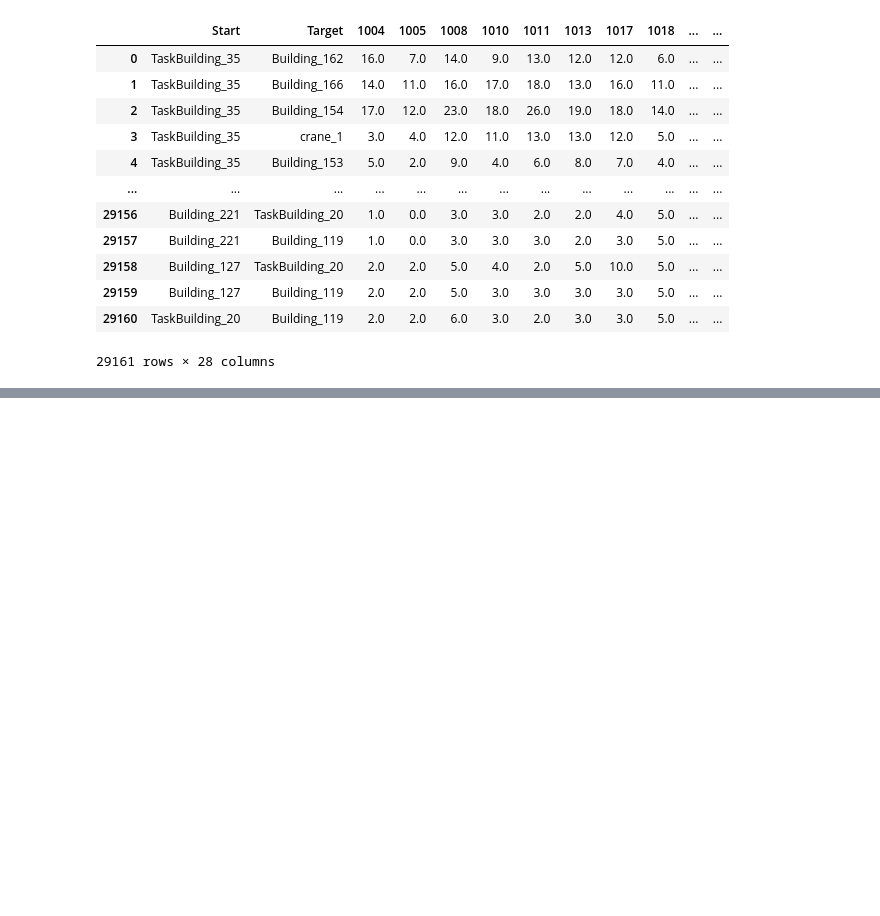
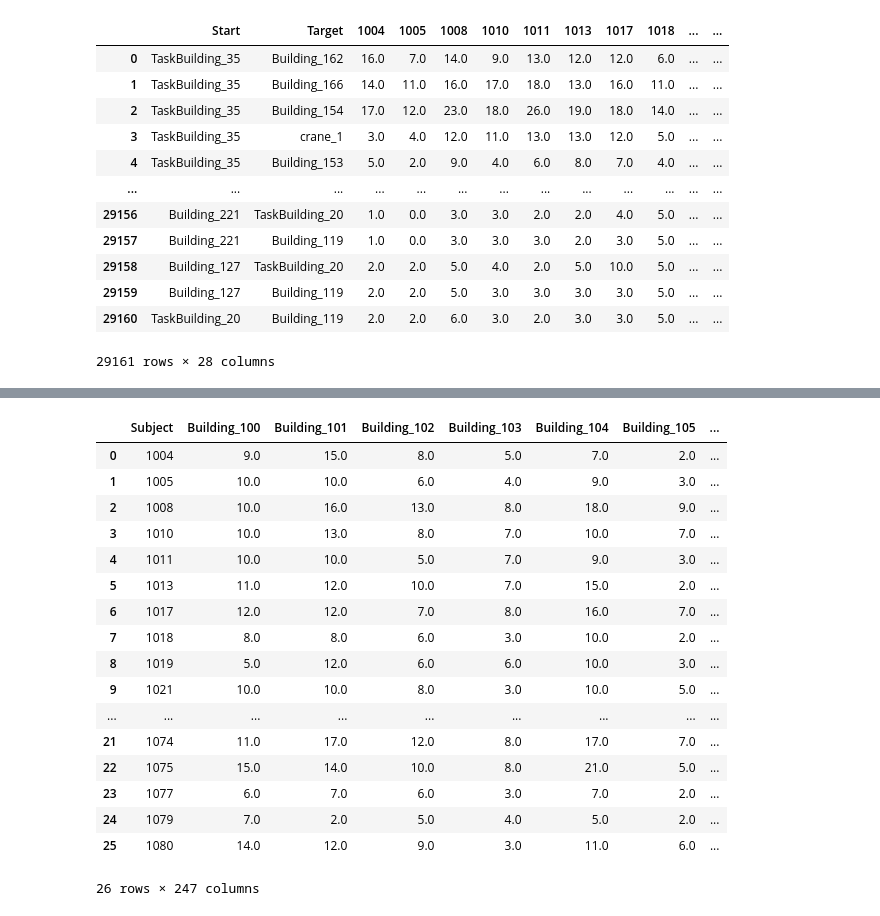
Before and after one commit to lucasessmann/GTA_ET, a Jupyter notebook: GraphAnalysis.ipynb, the cells around one changed output, grey strips where cells are left out. Drawn from its saved outputs; the diff is of its cells as text; code cells hidden in the pictures; blank space fills up the shorter version.

```diff
--- a/GraphAnalysis.ipynb
+++ b/GraphAnalysis.ipynb
@@ -2046,0 +2053,21 @@ print(np.mean(Flow_df.mean(axis=1)))
+# %%
+centrality_df.iloc[:-2,:]
+# %% [output]
+|  | Subject | Building_100 | Building_101 | Building_102 | Building_103 | Building_104 | Building_105 | ... |
+| 0 | 1004 | 9.0 | 15.0 | 8.0 | 5.0 | 7.0 | 2.0 | ... |
+| 1 | 1005 | 10.0 | 10.0 | 6.0 | 4.0 | 9.0 | 3.0 | ... |
+| 2 | 1008 | 10.0 | 16.0 | 13.0 | 8.0 | 18.0 | 9.0 | ... |
+| 3 | 1010 | 10.0 | 13.0 | 8.0 | 7.0 | 10.0 | 7.0 | ... |
+| 4 | 1011 | 10.0 | 10.0 | 5.0 | 7.0 | 9.0 | 3.0 | ... |
+| 5 | 1013 | 11.0 | 12.0 | 10.0 | 7.0 | 15.0 | 2.0 | ... |
+| 6 | 1017 | 12.0 | 12.0 | 7.0 | 8.0 | 16.0 | 7.0 | ... |
+| 7 | 1018 | 8.0 | 8.0 | 6.0 | 3.0 | 10.0 | 2.0 | ... |
+| 8 | 1019 | 5.0 | 12.0 | 6.0 | 6.0 | 10.0 | 3.0 | ... |
+| 9 | 1021 | 10.0 | 10.0 | 8.0 | 3.0 | 10.0 | 5.0 | ... |
+| ... | ... | ... | ... | ... | ... | ... | ... | ... |
+| 21 | 1074 | 11.0 | 17.0 | 12.0 | 8.0 | 17.0 | 7.0 | ... |
+| 22 | 1075 | 15.0 | 14.0 | 10.0 | 8.0 | 21.0 | 5.0 | ... |
+| 23 | 1077 | 6.0 | 7.0 | 6.0 | 3.0 | 7.0 | 2.0 | ... |
+| 24 | 1079 | 7.0 | 2.0 | 5.0 | 4.0 | 5.0 | 2.0 | ... |
+| 25 | 1080 | 14.0 | 12.0 | 9.0 | 3.0 | 11.0 | 6.0 | ... |
+26 rows × 247 columns
```
Also changed, not shown: parts of 5 cells of this notebook.
